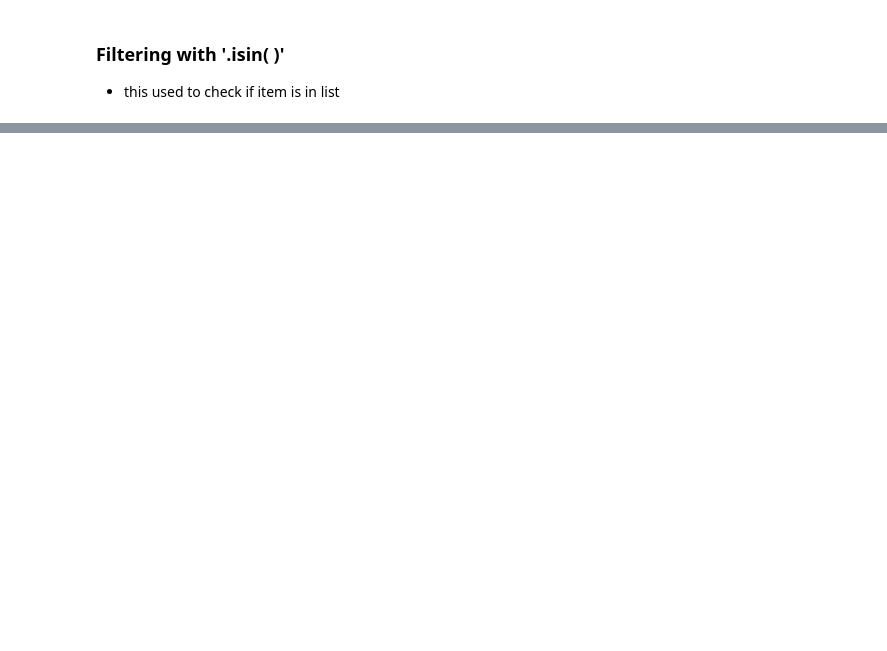
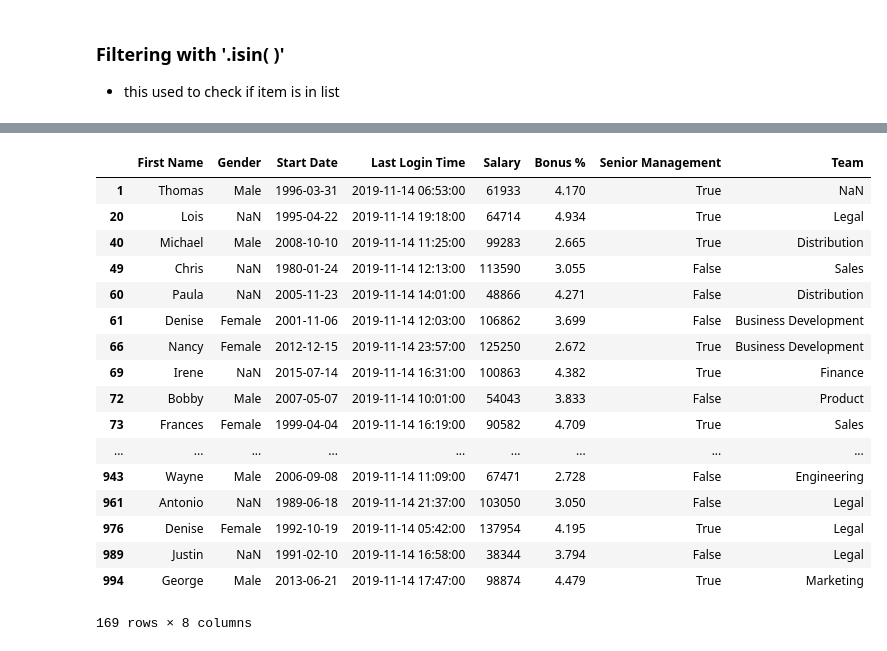
Before and after one commit to alexkwashie/_pandas, a Jupyter notebook: Panda2/Dataframes2.ipynb, the cells around one changed output, grey strips where cells are left out. Saved outputs shown, nothing was run; the diff lists cells and outputs as text; code cells hidden in the pictures; blank space fills up the shorter version.

Commit message:
using the .between() to get a range of items between 2 arguments

```diff
--- a/Panda2/Dataframes2.ipynb
+++ b/Panda2/Dataframes2.ipynb
@@ -231,0 +326,23 @@ empl[fav].head(3)
+# %%
+#Find employees with a bonus of between 2 and 5 %
+bonus = empl['Bonus %'].between(2.0,5.0)
+empl[bonus]
+# %% [output]
+|  | First Name | Gender | Start Date | Last Login Time | Salary | Bonus % | Senior Management | Team |
+| 1 | Thomas | Male | 1996-03-31 | 2019-11-14 06:53:00 | 61933 | 4.170 | True | NaN |
+| 20 | Lois | NaN | 1995-04-22 | 2019-11-14 19:18:00 | 64714 | 4.934 | True | Legal |
+| 40 | Michael | Male | 2008-10-10 | 2019-11-14 11:25:00 | 99283 | 2.665 | True | Distribution |
+| 49 | Chris | NaN | 1980-01-24 | 2019-11-14 12:13:00 | 113590 | 3.055 | False | Sales |
+| 60 | Paula | NaN | 2005-11-23 | 2019-11-14 14:01:00 | 48866 | 4.271 | False | Distribution |
+| 61 | Denise | Female | 2001-11-06 | 2019-11-14 12:03:00 | 106862 | 3.699 | False | Business Development |
+| 66 | Nancy | Female | 2012-12-15 | 2019-11-14 23:57:00 | 125250 | 2.672 | True | Business Development |
+| 69 | Irene | NaN | 2015-07-14 | 2019-11-14 16:31:00 | 100863 | 4.382 | True | Finance |
+| 72 | Bobby | Male | 2007-05-07 | 2019-11-14 10:01:00 | 54043 | 3.833 | False | Product |
+| 73 | Frances | Female | 1999-04-04 | 2019-11-14 16:19:00 | 90582 | 4.709 | True | Sales |
+| ... | ... | ... | ... | ... | ... | ... | ... | ... |
+| 943 | Wayne | Male | 2006-09-08 | 2019-11-14 11:09:00 | 67471 | 2.728 | False | Engineering |
+| 961 | Antonio | NaN | 1989-06-18 | 2019-11-14 21:37:00 | 103050 | 3.050 | False | Legal |
+| 976 | Denise | Female | 1992-10-19 | 2019-11-14 05:42:00 | 137954 | 4.195 | True | Legal |
+| 989 | Justin | NaN | 1991-02-10 | 2019-11-14 16:58:00 | 38344 | 3.794 | False | Legal |
+| 994 | George | Male | 2013-06-21 | 2019-11-14 17:47:00 | 98874 | 4.479 | True | Marketing |
+169 rows × 8 columns
```
Also changed, not shown: parts of 14 cells of this notebook.
